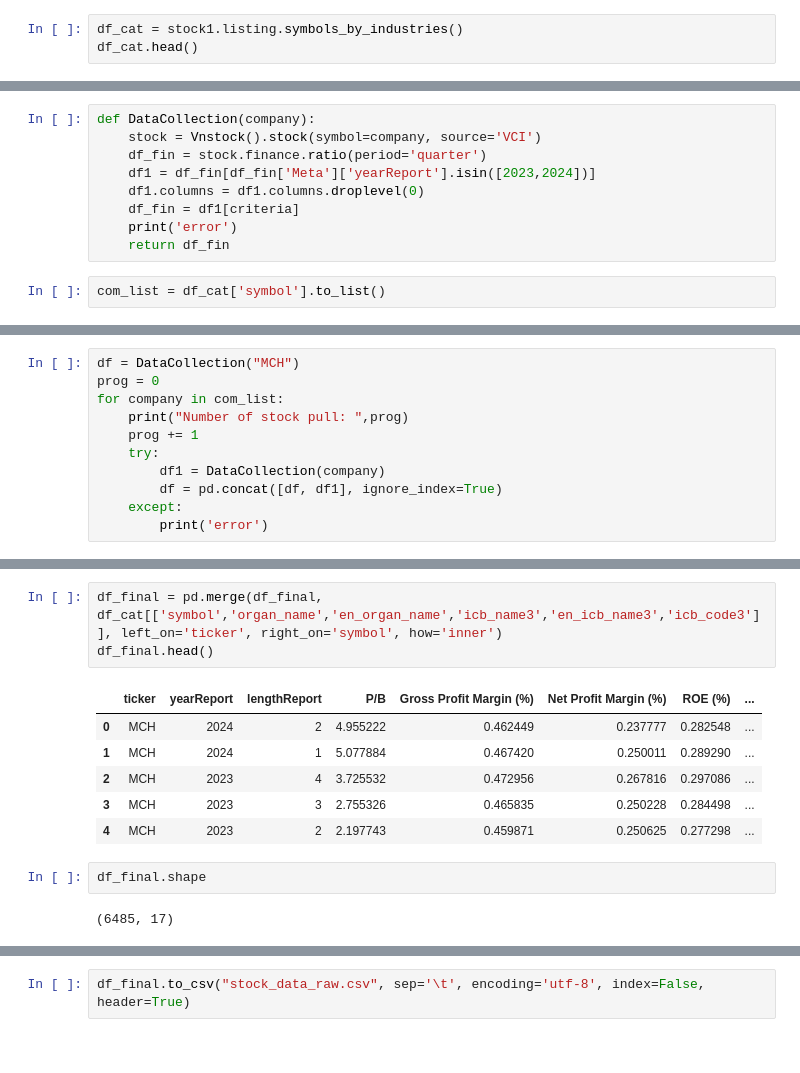
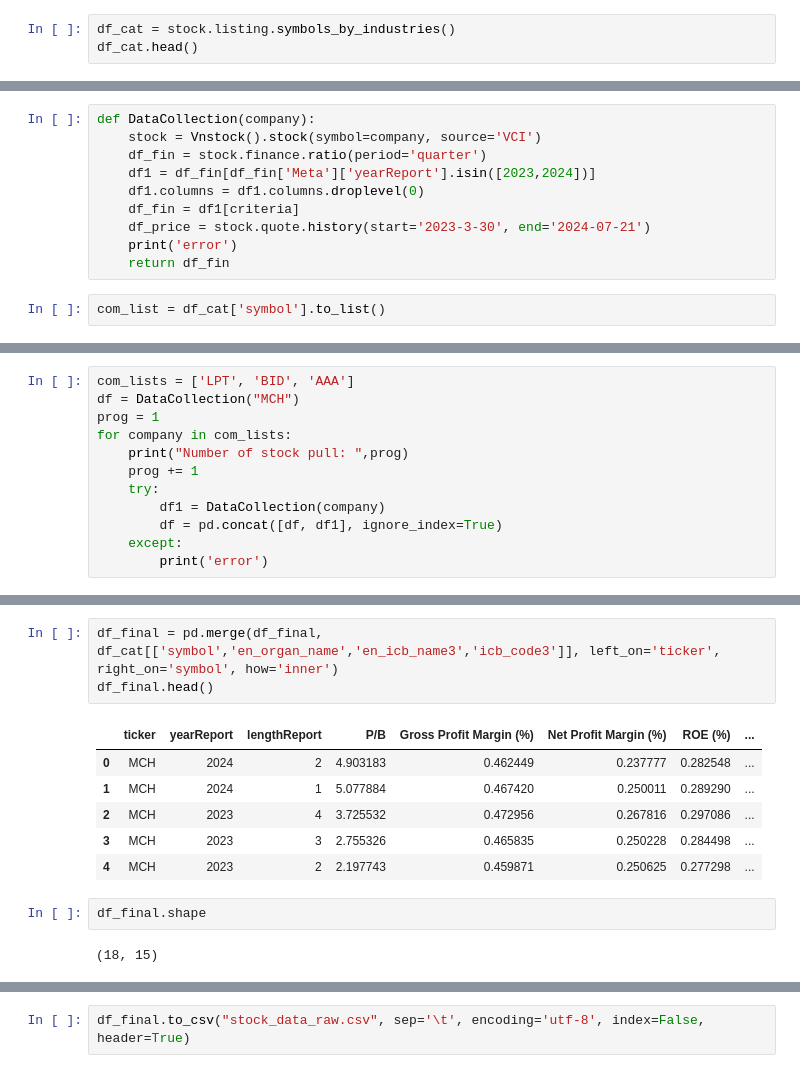
Before and after one commit to ndminh2003/Vietnam_Stock, a Jupyter notebook: stock-price-data-collection.ipynb, the cells around one changed output, grey strips where cells are left out. Cells and saved outputs as stored; diff of their text form.

```diff
--- a/stock-price-data-collection.ipynb
+++ b/stock-price-data-collection.ipynb
@@ -53,5 +48,5 @@ stock1 = Vnstock().stock(source='VCI')
 # %%
-df_cat = stock1.listing.symbols_by_industries()
+df_cat = stock.listing.symbols_by_industries()
 df_cat.head()
 # %% [output]
 |  | symbol | organ_name | en_organ_name | icb_name3 | en_icb_name3 | icb_name2 | en_icb_name2 | icb_name4 | ... |
@@ -140,6 +135,7 @@ def DataCollection(company):
     df1 = df_fin[df_fin['Meta']['yearReport'].isin([2023,2024])]
     df1.columns = df1.columns.droplevel(0)
     df_fin = df1[criteria]
+    df_price = stock.quote.history(start='2023-3-30', end='2024-07-21')
     print('error')
     return df_fin
 # %%
@@ -151,7 +147,8 @@ print(com_list)
 # %%
+com_lists = ['LPT', 'BID', 'AAA']
 df = DataCollection("MCH")
-prog = 0
-for company in com_list:
+prog = 1
+for company in com_lists:
     print("Number of stock pull: ",prog)
     prog += 1
     try:
@@ -210,9 +210,9 @@ df_cat.head()
 # %%
-df_final = pd.merge(df_final, df_cat[['symbol','organ_name','en_organ_name','icb_name3','en_icb_name3','icb_code3']], left_on='ticker', right_on='symbol', how='inner')
+df_final = pd.merge(df_final, df_cat[['symbol','en_organ_name','en_icb_name3','icb_code3']], left_on='ticker', right_on='symbol', how='inner')
 df_final.head()
 # %% [output]
 |  | ticker | yearReport | lengthReport | P/B | Gross Profit Margin (%) | Net Profit Margin (%) | ROE (%) | ... |
-| 0 | MCH | 2024 | 2 | 4.955222 | 0.462449 | 0.237777 | 0.282548 | ... |
+| 0 | MCH | 2024 | 2 | 4.903183 | 0.462449 | 0.237777 | 0.282548 | ... |
 | 1 | MCH | 2024 | 1 | 5.077884 | 0.467420 | 0.250011 | 0.289290 | ... |
 | 2 | MCH | 2023 | 4 | 3.725532 | 0.472956 | 0.267816 | 0.297086 | ... |
 | 3 | MCH | 2023 | 3 | 2.755326 | 0.465835 | 0.250228 | 0.284498 | ... |
@@ -220,4 +220,4 @@ df_final.head()
 # %%
 df_final.shape
 # %% [output]
-(6485, 17)
+(18, 15)
```
Also changed, not shown: parts of 22 cells of this notebook.
